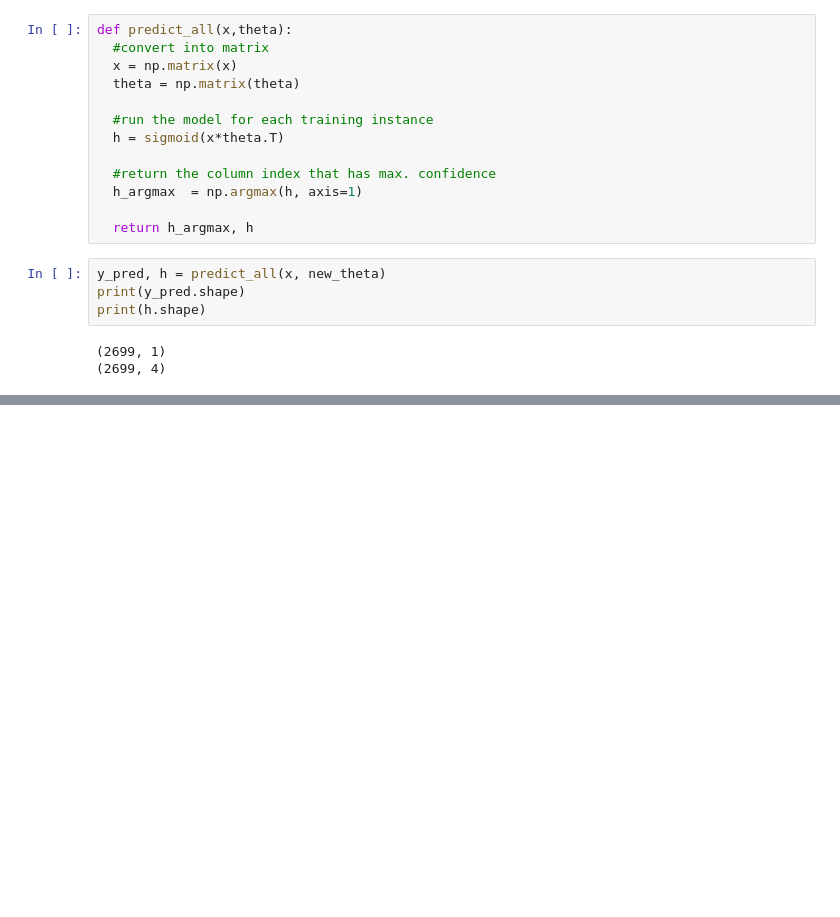
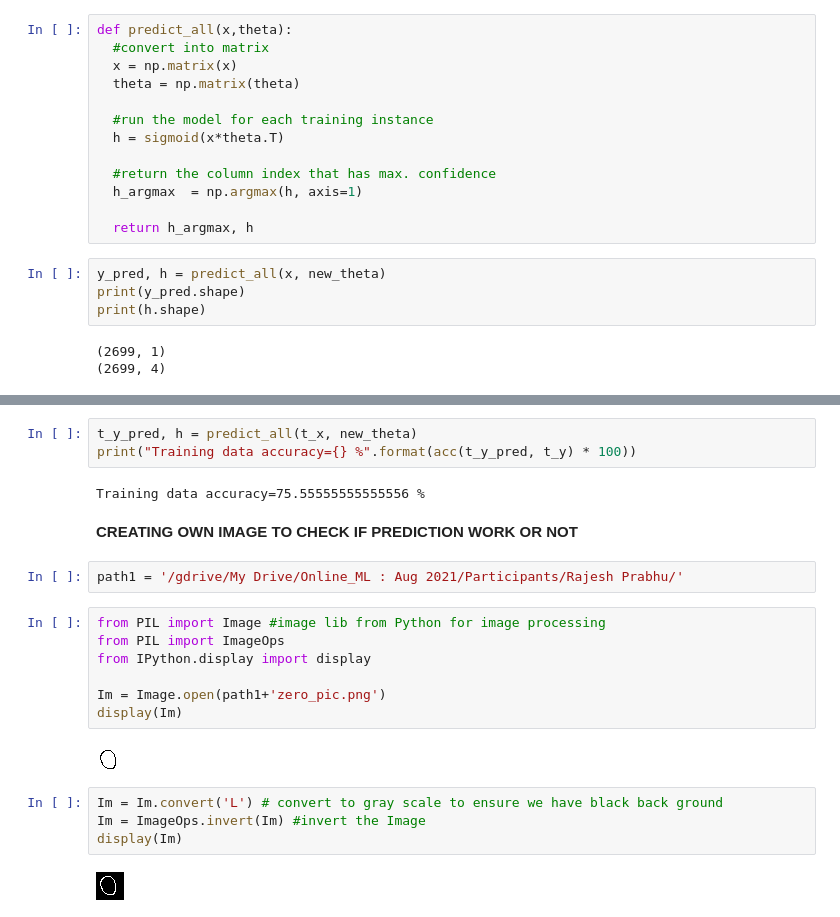
Before and after one commit to ShareAndShine/Lemalabs, a Jupyter notebook: Classification_Supervised_learning.ipynb, the cells around one changed output, grey strips where cells are left out. Cells and saved outputs as stored; diff of their text form; blank space fills up the shorter version.

```diff
--- a/Classification_Supervised_learning.ipynb
+++ b/Classification_Supervised_learning.ipynb
@@ -185,0 +210,24 @@ print(h.shape)
+# %%
+t_y_pred, h = predict_all(t_x, new_theta)
+print("Training data accuracy={} %".format(acc(t_y_pred, t_y) * 100))
+# %% [output]
+Training data accuracy=75.55555555555556 %
+# %% [markdown]
+**CREATING OWN IMAGE TO CHECK IF PREDICTION WORK OR NOT**
+# %%
+path1 = '/gdrive/My Drive/Online_ML : Aug 2021/Participants/Rajesh Prabhu/'
+# %%
+from PIL import Image #image lib from Python for image processing
+from PIL import ImageOps
+from IPython.display import display
+
+Im = Image.open(path1+'zero_pic.png')
+display(Im)
+# %% [output]
+[figure, added]
+# %%
+Im = Im.convert('L') # convert to gray scale to ensure we have black back ground
+Im = ImageOps.invert(Im) #invert the Image
+display(Im)
+# %% [output]
+[figure, added]
```
Also changed, not shown: parts of 9 cells of this notebook.
